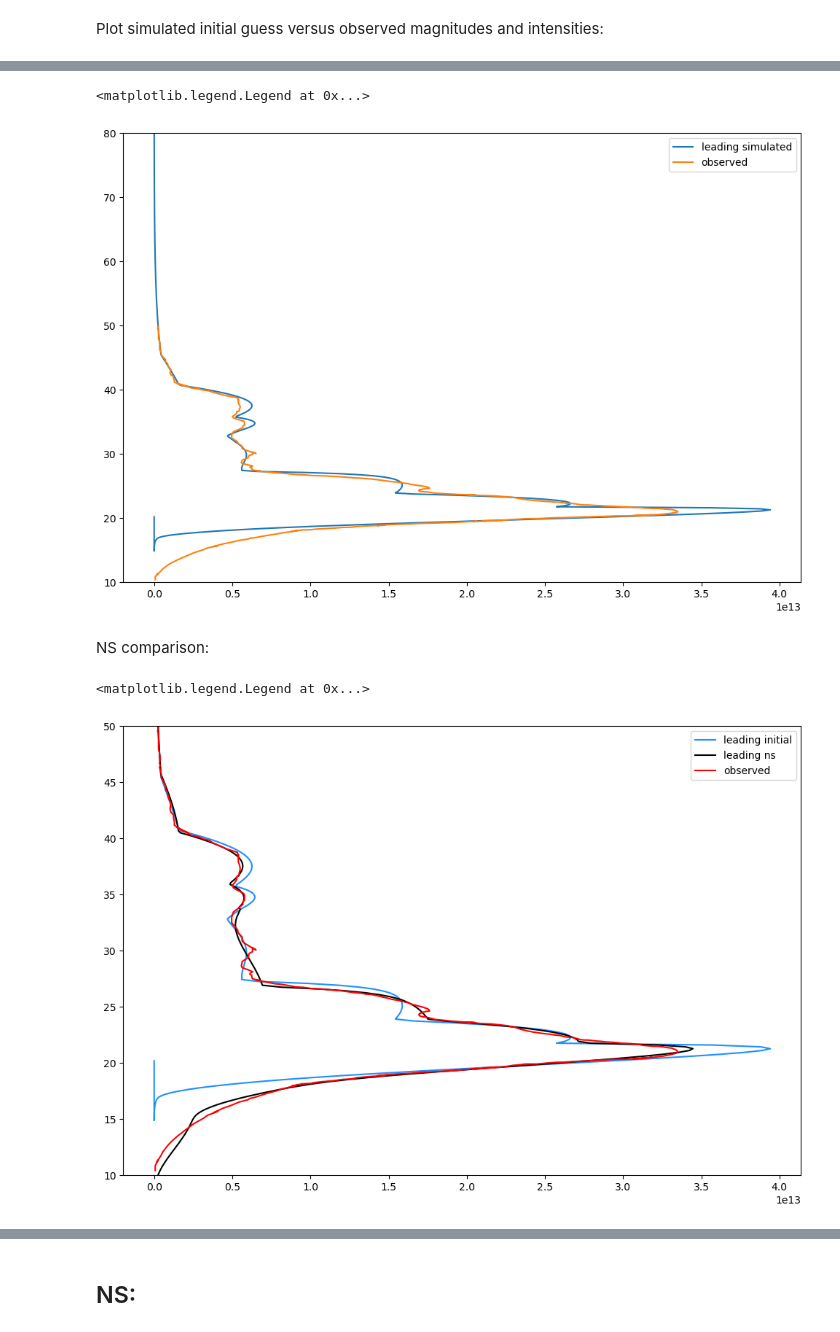
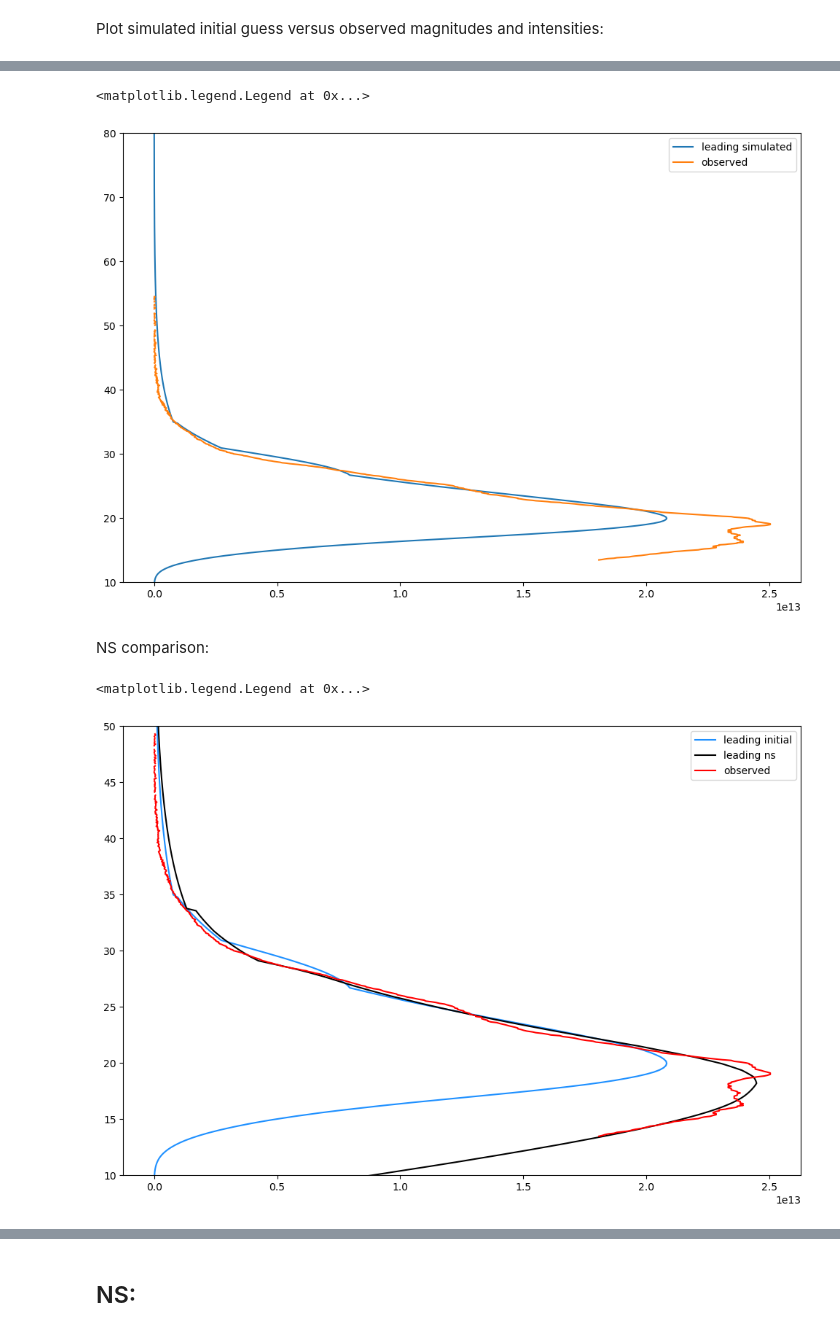
Before and after one commit to ia-chow/Thesis, a Jupyter notebook: physical/metsim_optimization_nested_usg.ipynb, the cells around one changed output, grey strips where cells are left out. Cells and saved outputs as stored; diff of their text form; code cells hidden in the pictures.

```diff
--- a/physical/metsim_optimization_nested_usg.ipynb
+++ b/physical/metsim_optimization_nested_usg.ipynb
@@ -327,11 +327,11 @@ Test with event:
 # metsim_obj_old = MetSimObj_old(traj_path='../usg_metsim_files/1999-01-14/usg_input_jan_1999.txt',
 #                        const_json_file='../usg_metsim_files/1999-01-14/usg_input_jan_1999_sim_fit_latest.json')
 # %%
-event_path = '../usg_metsim_files/1994-02-01/usg_input_feb_1994'
+event_path = '../usg_metsim_files/2009-10-08/usg_input_oct_2009_trunc'
 
 FIXED_FRAG_INDICES = []
-FREE_FRAG_INDICES = [0, 1, 2, 3, 4, 5, 6]#, 6, 7, 8]  # fragments with free parameters
-ER_FRAG_INDICES = [0, 1, 2, 3, 4, 5, 6]#, 2, 3, 4]  # free fragments that have erosion coefficients (i.e. all free fragments excluding dust)
+FREE_FRAG_INDICES = [0, 1, 2]#, 3, 4, 5, 6]#, 6, 7, 8]  # fragments with free parameters
+ER_FRAG_INDICES = [0, 1, 2]#, 3, 4, 5, 6]#, 2, 3, 4]  # free fragments that have erosion coefficients (i.e. all free fragments excluding dust)
 
 metsim_obj = MetSimObj(traj_path=event_path + '.txt',
                        const_json_file=event_path + '_sim_fit_latest.json',
@@ -564,7 +558,7 @@ metsim_obj.free_params
 # # # and to save
 # # # np.save('initial_guess_2004_10_07_TEST_edited.npy', pos)
 # %%
-initial_guess = np.load('initial_guesses/initial_guess_1994_02_01_TEST_heights.npy')  # initial pre-saved guess
+initial_guess = np.load('initial_guesses/initial_guess_2009_10_08_TEST_heights.npy')  # initial pre-saved guess
 # initial_guess
 
 lamb_func = lambda free_params_flattened: get_lc_cost_function(free_params_flattened, metsim_obj=metsim_obj, pso=False)
@@ -649,32 +638,27 @@ plt.ylim(10., 80.)
 plt.legend()
 # %% [output]
 <matplotlib.legend.Legend at 0x...>
-[figure, old version]
+[figure, new version]
 # %% [markdown]
 NS comparison:
 # %%
-ns_best = np.array([1.51493068e+06, 2.34928453e+00, 8.96343795e+00, 3.70111243e+00,
-       6.09534100e+00, 6.18483019e+01, 3.94756158e+01, 5.75429007e+01,
-       5.79583438e-07, 1.06953420e-06, 9.25087287e-07, 1.26557137e-07,
-       5.20048027e-08, 8.73529584e-08, 1.05581973e-07, 4.99926495e-03,
-       1.11346047e-02, 6.80766631e-02, 1.07372440e+00, 1.54383931e-02,
-       1.59346438e+00, 1.50123871e-02, 5.14246428e+00, 2.24214454e+00,
-       4.62236456e-01, 4.19270810e+00, 4.21790890e-02, 4.71433403e+00,
-       4.66239807e+00, 4.58786516e+04, 4.06642884e+04, 3.61568942e+04,
-       3.39156849e+04, 2.69996048e+04, 2.39599270e+04, 2.19496749e+04])
+ns_best = np.array([1.46789252e+06, 5.76158087e+01, 1.96209649e+01, 3.66673111e-01,
+       1.17220887e-07, 9.71428587e-07, 8.97459995e-06, 8.72603805e+02,
+       6.95016453e+02, 2.19901666e+02, 2.00837118e+03, 7.47555690e+03,
+       6.39548483e+03, 3.39156678e+04, 2.91836615e+04, 2.58960098e+04])
 # ns
 results_ns = sim_lc(ns_best, metsim_obj)
 
 # Plot
 plt.figure(figsize = (12, 8))
 plt.plot(results_initial.luminosity_arr, results_initial.leading_frag_height_arr/1000., label = 'leading initial', color = 'dodgerblue')
 plt.plot(results_ns.luminosity_arr, results_ns.leading_frag_height_arr/1000., label = 'leading ns', color = 'black')
 plt.plot(obs_lc_intensity, metsim_obj.traj.observations[0].model_ht/1000., label = 'observed', color = 'red')
 plt.ylim(10., 50.)
 plt.legend()
 # %% [output]
 <matplotlib.legend.Legend at 0x...>
-[figure, old version]
+[figure, new version]
 # %%
 plt.figure(figsize = (12, 8))
 plt.plot(results_initial.abs_magnitude, results_initial.leading_frag_height_arr/1000., label = 'leading initial', color = 'dodgerblue')
```
Also changed, not shown: parts of 12 cells of this notebook, 4 other files.
